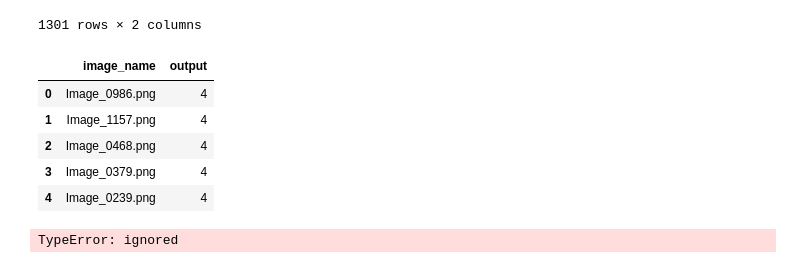
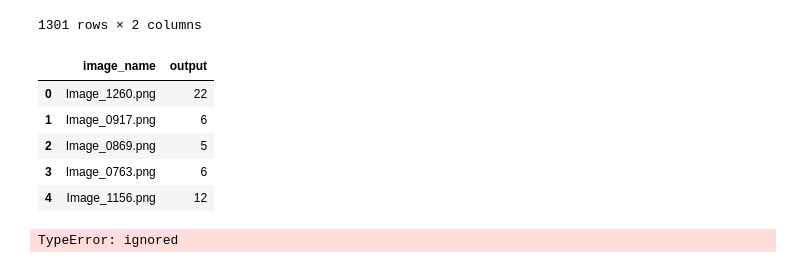
Before and after one commit to BuddGao/DL-Competition, a Jupyter notebook: competition.ipynb, the cells around one changed output. Cells and saved outputs as stored; diff of their text form; code cells hidden in the pictures.

Commit message:
test time augmentation

```diff
--- a/competition.ipynb
+++ b/competition.ipynb
@@ -298,8 +287,9 @@ Estimated Total Size (MB): 179.16
 # %%
-def train_model(model, criterion, optimizer, n_epochs=21):
+def train_model(model, criterion, optimizer,split_i, n_epochs=21):
     """returns trained model"""
     # initialize tracker for minimum validation loss
     valid_loss_min = np.Inf
+    model_best = model
     for epoch in range(1, n_epochs):
         train_loss = 0.0
         valid_loss = 0.0
@@ -339,7 +329,8 @@ def train_model(model, criterion, optimizer, n_epochs=21):
 
         ## TODO: save the model if validation loss has decreased
         if valid_loss < valid_loss_min:
-            torch.save(model.state_dict(), 'drive/MyDrive/DL_Project/model.pth')
+            model_best = model
+            torch.save(model.state_dict(), 'drive/MyDrive/DL_Project/'+str(split_i)+'model.pth')
             print('Validation loss decreased ({:.6f} --> {:.6f}).  Saving model ...'.format(
             valid_loss_min,
             valid_loss))
@@ -347,7 +338,7 @@ def train_model(model, criterion, optimizer, n_epochs=21):
 
 
     # return trained model
-    return model,valid_loss_min
+    return model_best,valid_loss_min
 # %%
 def train_val_dataloader(split_i, train_index, val_index, covid_dataset_train_val, subtoimage):
   train_imageindex = get_image_index(train_index.iloc[:,split_i],subtoimage)
@@ -480,18 +458,27 @@ NameError: ignored
 # %%
-test_dataloader = DataLoader(covid_dataset_test, batch_size=8, shuffle=True, num_workers=0)
+df = pd.DataFrame(columns=['image_name','output'])
+for batch_idx, sample_batched in enumerate(test_dataloader):
+     image= sample_batched['image'].to(device)
 
-df = pd.DataFrame(columns=['image_name','output'])
+     img_name= sample_batched['img_name']
+     output = tta_model(image).type(torch.LongTensor).reshape(-1)
 
-for batch_idx, sample_batched in enumerate(test_dataloader):
-    image= sample_batched['image'].to(device)
-    img_name= sample_batched['img_name']
-    output = model_conv(image).type(torch.LongTensor).reshape(-1)
-    img_name = np.array(img_name).reshape(output.shape[0],1)
-    o = output.cpu().data.numpy().reshape(output.shape[0],1)
-
-    a = np.concatenate((img_name,o),axis=1)
-
-    df = df.append(pd.DataFrame(a, columns=df.columns), ignore_index=True)
+     img_name = np.array(img_name).reshape(output.shape[0],1)
+     o = output.cpu().data.numpy().reshape(output.shape[0],1)
+     a = np.concatenate((img_name,o),axis=1)
+     df = df.append(pd.DataFrame(a, columns=df.columns), ignore_index=True)
+# %%
+df = pd.DataFrame(columns=['image_name','output'])
+for batch_idx, sample_batched in enumerate(test_dataloader):
+     image= sample_batched['image'].to(device)
+
+     img_name= sample_batched['img_name']
+     output = tta_model(image).type(torch.LongTensor).reshape(-1)
+
+     img_name = np.array(img_name).reshape(output.shape[0],1)
+     o = output.cpu().data.numpy().reshape(output.shape[0],1)
+     a = np.concatenate((img_name,o),axis=1)
+     df = df.append(pd.DataFrame(a, columns=df.columns), ignore_index=True)
 # %%
 df['output'] = df['output'].astype(float)
 df['output'].value_counts()
@@ -514,5 +501,5 @@ test_df[0]
 1301 rows × 2 columns
 # %%
 #Extracting image name from the image path
-test_df[0]['image_name']=test_df[0]['image_name'].str.split("/").str[-1]
+df['image_name']=df['image_name'].str.split("/").str[-1]
 # %%
@@ -520,12 +507,12 @@ test_df[0].to_csv('drive/MyDrive/DL_Project/predictions.csv', index=False, heade
-# %%
-test_df[0].head()
-# %% [output]
-|  | image_name | output |
-| 0 | Image_0986.png | 4 |
-| 1 | Image_1157.png | 4 |
-| 2 | Image_0468.png | 4 |
-| 3 | Image_0379.png | 4 |
-| 4 | Image_0239.png | 4 |
+# %%
+df.head()
+# %% [output]
+|  | image_name | output |
+| 0 | Image_1260.png | 22 |
+| 1 | Image_0917.png | 6 |
+| 2 | Image_0869.png | 5 |
+| 3 | Image_0763.png | 6 |
+| 4 | Image_1156.png | 12 |
 # %%
 test_df[0]=df
 # %%
```
Also changed, not shown: parts of 14 cells of this notebook.
